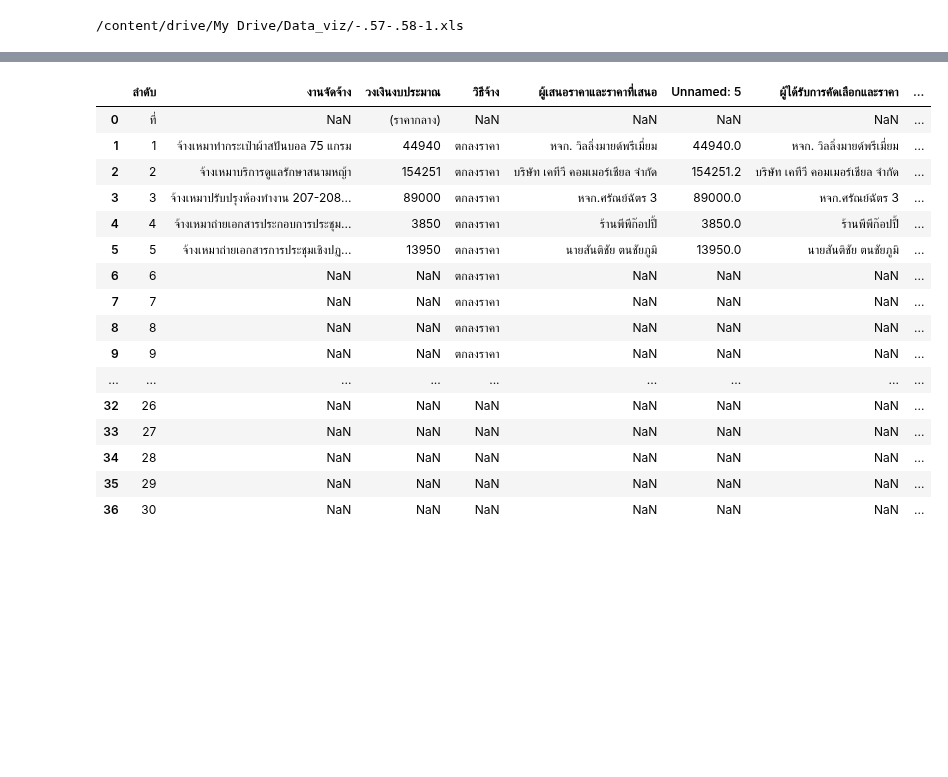
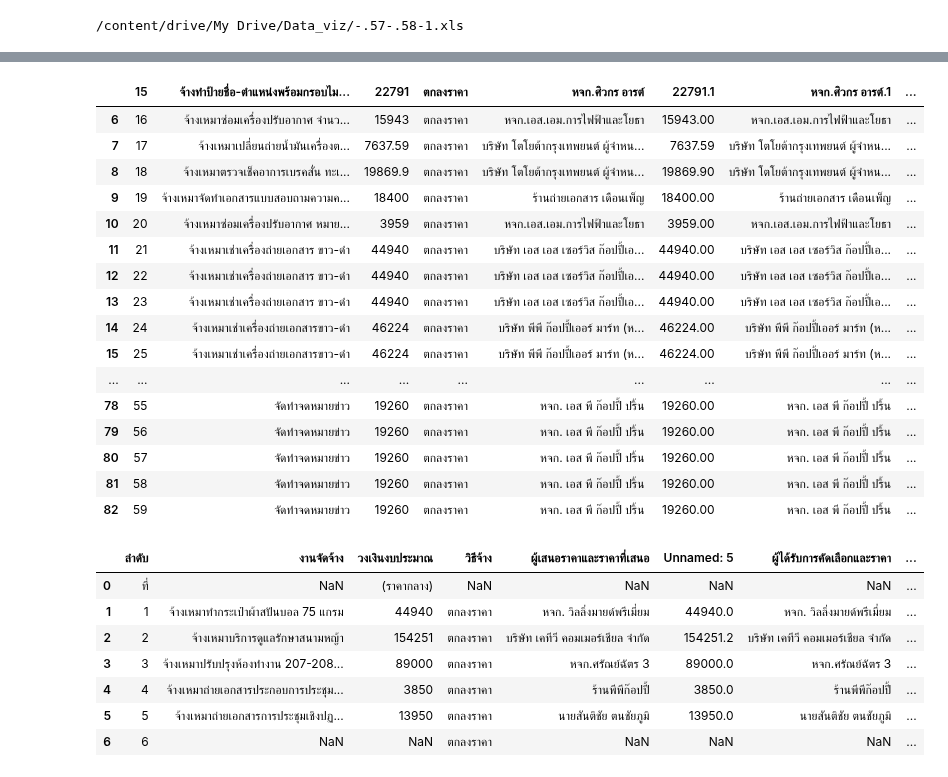
Before and after one commit to Kggzzz/data_viz, a Jupyter notebook: Quiz03.ipynb, the cells around one changed output, grey strips where cells are left out. Cells and saved outputs as stored; diff of their text form; code cells hidden in the pictures; blank space fills up the shorter version.

```diff
--- a/Quiz03.ipynb
+++ b/Quiz03.ipynb
@@ -22,7 +22,7 @@ os.listdir(path)
  '3.-41-58.xls',
  '-.57-.58-1.xls']
 # %%
-_file_path = os.path.join(path,'-.57-.58-1.xls')
+sale_file_path = os.path.join(path,'-.57-.58-1.xls')
 print(sale_file_path)
 # %% [output]
 /content/drive/My Drive/Data_viz/-.57-.58-1.xls
@@ -46,22 +105,34 @@ sale_df
+# %%
+sale_df = sale_df.rename(columns={'Unnamed: 5' : 'ราคาเสนอ', 'Unnamed: 7': 'ราคาซื้อ'})
+sale_df
+# %% [output]
+|  | 15 | จ้างทำป้ายชื่อ-ตำแหน่งพร้อมกรอบไม... | 22791 | ตกลงราคา | หจก.ศิวกร อารต์ | 22791.1 | หจก.ศิวกร อารต์.1 | ... |
+| 6 | 16 | จ้างเหมาซ่อมเครื่องปรับอากาศ จำนว... | 15943 | ตกลงราคา | หจก.เอส.เอม.การไฟฟ้าและโยธา | 15943.00 | หจก.เอส.เอม.การไฟฟ้าและโยธา | ... |
+| 7 | 17 | จ้างเหมาเปลี่ยนถ่ายน้ำมันเครื่องต... | 7637.59 | ตกลงราคา | บริษัท โตโยต้ากรุงเทพยนต์ ผู้จำหน... | 7637.59 | บริษัท โตโยต้ากรุงเทพยนต์ ผู้จำหน... | ... |
+| 8 | 18 | จ้างเหมาตรวจเช็คอาการเบรคสั่น ทะเ... | 19869.9 | ตกลงราคา | บริษัท โตโยต้ากรุงเทพยนต์ ผู้จำหน... | 19869.90 | บริษัท โตโยต้ากรุงเทพยนต์ ผู้จำหน... | ... |
+| 9 | 19 | จ้างเหมาจัดทำเอกสารแบบสอบถามความค... | 18400 | ตกลงราคา | ร้านถ่ายเอกสาร เดือนเพ็ญ | 18400.00 | ร้านถ่ายเอกสาร เดือนเพ็ญ | ... |
+| 10 | 20 | จ้างเหมาซ่อมเครื่องปรับอากาศ หมาย... | 3959 | ตกลงราคา | หจก.เอส.เอม.การไฟฟ้าและโยธา | 3959.00 | หจก.เอส.เอม.การไฟฟ้าและโยธา | ... |
+| 11 | 21 | จ้างเหมาเช่าเครื่องถ่ายเอกสาร ขาว-ดำ | 44940 | ตกลงราคา | บริษัท เอส เอส เซอร์วิส ก๊อปปี้เอ... | 44940.00 | บริษัท เอส เอส เซอร์วิส ก๊อปปี้เอ... | ... |
+| 12 | 22 | จ้างเหมาเช่าเครื่องถ่ายเอกสาร ขาว-ดำ | 44940 | ตกลงราคา | บริษัท เอส เอส เซอร์วิส ก๊อปปี้เอ... | 44940.00 | บริษัท เอส เอส เซอร์วิส ก๊อปปี้เอ... | ... |
+| 13 | 23 | จ้างเหมาเช่าเครื่องถ่ายเอกสาร ขาว-ดำ | 44940 | ตกลงราคา | บริษัท เอส เอส เซอร์วิส ก๊อปปี้เอ... | 44940.00 | บริษัท เอส เอส เซอร์วิส ก๊อปปี้เอ... | ... |
+| 14 | 24 | จ้างเหมาเช่าเครื่องถ่ายเอกสารขาว-ดำ | 46224 | ตกลงราคา | บริษัท พีพี ก๊อปปี้เออร์ มาร์ท (ห... | 46224.00 | บริษัท พีพี ก๊อปปี้เออร์ มาร์ท (ห... | ... |
+| 15 | 25 | จ้างเหมาเช่าเครื่องถ่ายเอกสารขาว-ดำ | 46224 | ตกลงราคา | บริษัท พีพี ก๊อปปี้เออร์ มาร์ท (ห... | 46224.00 | บริษัท พีพี ก๊อปปี้เออร์ มาร์ท (ห... | ... |
+| ... | ... | ... | ... | ... | ... | ... | ... | ... |
+| 78 | 55 | จัดทำจดหมายข่าว | 19260 | ตกลงราคา | หจก. เอส พี ก๊อปปี้ ปริ้น | 19260.00 | หจก. เอส พี ก๊อปปี้ ปริ้น | ... |
+| 79 | 56 | จัดทำจดหมายข่าว | 19260 | ตกลงราคา | หจก. เอส พี ก๊อปปี้ ปริ้น | 19260.00 | หจก. เอส พี ก๊อปปี้ ปริ้น | ... |
+| 80 | 57 | จัดทำจดหมายข่าว | 19260 | ตกลงราคา | หจก. เอส พี ก๊อปปี้ ปริ้น | 19260.00 | หจก. เอส พี ก๊อปปี้ ปริ้น | ... |
+| 81 | 58 | จัดทำจดหมายข่าว | 19260 | ตกลงราคา | หจก. เอส พี ก๊อปปี้ ปริ้น | 19260.00 | หจก. เอส พี ก๊อปปี้ ปริ้น | ... |
+| 82 | 59 | จัดทำจดหมายข่าว | 19260 | ตกลงราคา | หจก. เอส พี ก๊อปปี้ ปริ้น | 19260.00 | หจก. เอส พี ก๊อปปี้ ปริ้น | ... |
 # %%
-sale = pd.read_excel(sale_file_path,sheet_name=1,skiprows=0,header=4)
-sale
+data_df_2 = pd.read_excel(sale_file_path,sheet_name='พย.57',header=4,skipfooter=30)
+data_df_2
 # %% [output]
 |  | ลำดับ | งานจัดจ้าง | วงเงินงบประมาณ | วิธีจ้าง | ผู้เสนอราคาและราคาที่เสนอ | Unnamed: 5 | ผู้ได้รับการคัดเลือกและราคา | ... |
 | 0 | ที่ | NaN | (ราคากลาง) | NaN | NaN | NaN | NaN | ... |
 | 1 | 1 | จ้างเหมาทำกระเป๋าผ้าสปันบอล 75 แกรม | 44940 | ตกลงราคา | หจก. วิลลิ่งมายด์พรีเมี่ยม | 44940.0 | หจก. วิลลิ่งมายด์พรีเมี่ยม | ... |
 | 2 | 2 | จ้างเหมาบริการดูแลรักษาสนามหญ้า | 154251 | ตกลงราคา | บริษัท เคทีวี คอมเมอร์เชียล จำกัด | 154251.2 | บริษัท เคทีวี คอมเมอร์เชียล จำกัด | ... |
 | 3 | 3 | จ้างเหมาปรับปรุงห้องทำงาน 207-208... | 89000 | ตกลงราคา | หจก.ศรัณย์ฉัตร 3 | 89000.0 | หจก.ศรัณย์ฉัตร 3 | ... |
 | 4 | 4 | จ้างเหมาถ่ายเอกสารประกอบการประชุม... | 3850 | ตกลงราคา | ร้านพีพีก๊อปปี้ | 3850.0 | ร้านพีพีก๊อปปี้ | ... |
 | 5 | 5 | จ้างเหมาถ่ายเอกสารการประชุมเชิงปฏ... | 13950 | ตกลงราคา | นายสันติชัย ตนชัยภูมิ | 13950.0 | นายสันติชัย ตนชัยภูมิ | ... |
 | 6 | 6 | NaN | NaN | ตกลงราคา | NaN | NaN | NaN | ... |
-| 7 | 7 | NaN | NaN | ตกลงราคา | NaN | NaN | NaN | ... |
-| 8 | 8 | NaN | NaN | ตกลงราคา | NaN | NaN | NaN | ... |
-| 9 | 9 | NaN | NaN | ตกลงราคา | NaN | NaN | NaN | ... |
-| ... | ... | ... | ... | ... | ... | ... | ... | ... |
-| 32 | 26 | NaN | NaN | NaN | NaN | NaN | NaN | ... |
-| 33 | 27 | NaN | NaN | NaN | NaN | NaN | NaN | ... |
-| 34 | 28 | NaN | NaN | NaN | NaN | NaN | NaN | ... |
-| 35 | 29 | NaN | NaN | NaN | NaN | NaN | NaN | ... |
-| 36 | 30 | NaN | NaN | NaN | NaN | NaN | NaN | ... |
 # %%
```
Also changed, not shown: parts of 9 cells of this notebook.
